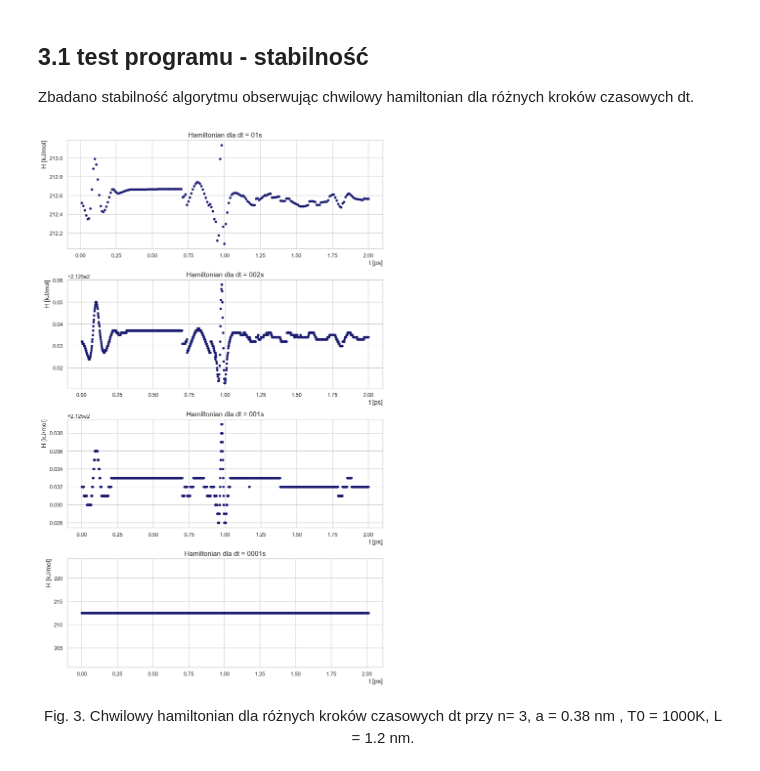
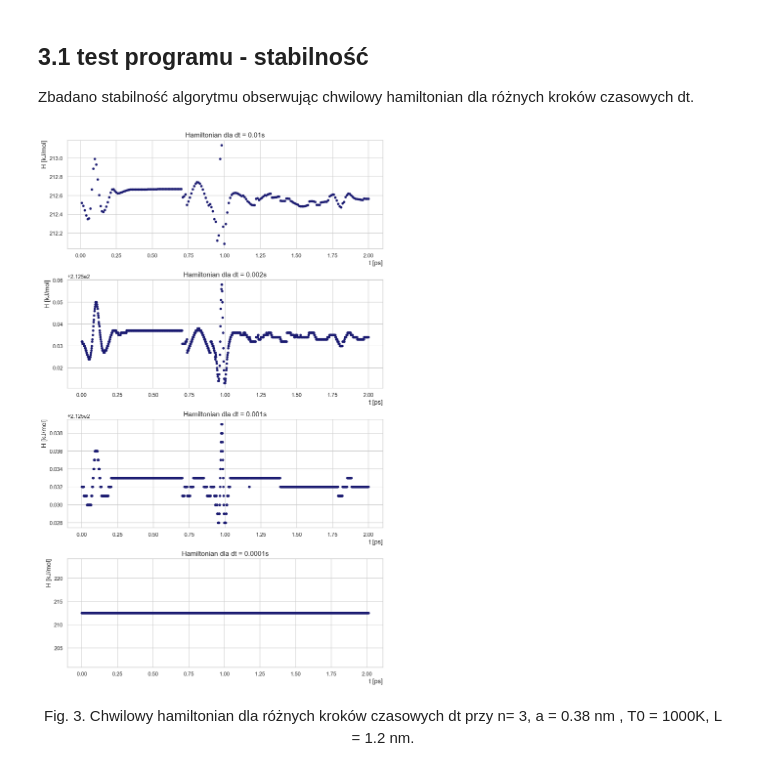
Before and after one commit to pauczy/molecular-dynamics, a Jupyter notebook: argon_sprawozdanie.ipynb, the cells around one changed output. Saved outputs shown, nothing was run; the diff lists cells and outputs as text; code cells hidden in the pictures.

```diff
--- a/argon_sprawozdanie.ipynb
+++ b/argon_sprawozdanie.ipynb
@@ -94,31 +93,32 @@ Zbadano stabilność algorytmu obserwując chwilowy hamiltonian dla różnych kr
 # %%
 data01 = np.loadtxt("./output/out_t1e-2.txt", skiprows=1)
 df01 = pd.DataFrame(data01, columns = ['t','H','V', 'T', 'P'])
 
 data002 = np.loadtxt("./output/out_t2e-3.txt", skiprows=1)
 df002 = pd.DataFrame(data002, columns = ['t','H','V', 'T', 'P'])
 
 data001 = np.loadtxt("./output/out_t1e-3.txt", skiprows=1)
 df001 = pd.DataFrame(data001, columns = ['t','H','V', 'T', 'P'])
 
 data0001 = np.loadtxt("./output/out_t1e-4.txt", skiprows=1)
 df0001 = pd.DataFrame(data0001, columns = ['t','H','V', 'T', 'P'])
 
 datasets = {0 : df01, 1 : df002, 2 : df001, 3 : df0001}
 titles = ["01", "002", "001", "0001"]
 
 fig = plt.figure(figsize=(10,16))
 for i in range(4):
     plt.subplot(4,1,i+1)
     #plt.axis([0., 2., 212, 213.25])
     plt.xlabel("t [ps]", fontsize=13, loc='right')
     plt.ylabel("H [kJ/mol]", fontsize=13, loc='top')
-    plt.title("Hamiltonian dla dt = " + titles[i] + "s", fontsize = 14)
+    plt.title("Hamiltonian dla dt = 0." + titles[i] + "s", fontsize = 14)
     plt.plot(datasets[i]['t'], datasets[i]['H'], 'o', color = "midnightblue", markersize = 4)
     ax.tick_params(axis='both', which='major', labelsize=14)
     fig.tight_layout()
+plt.savefig('./figs/stab.pdf')
 # %% [output]
-[figure, old version]
+[figure, new version]
 # %% [markdown]
 <center>Fig. 3. Chwilowy hamiltonian dla różnych kroków czasowych dt przy n= 3, a = 0.38 nm , T0 = 1000K, L = 1.2 nm.</center>
 # %% [markdown]
```
Also changed, not shown: parts of 18 cells of this notebook, 1 other file.
